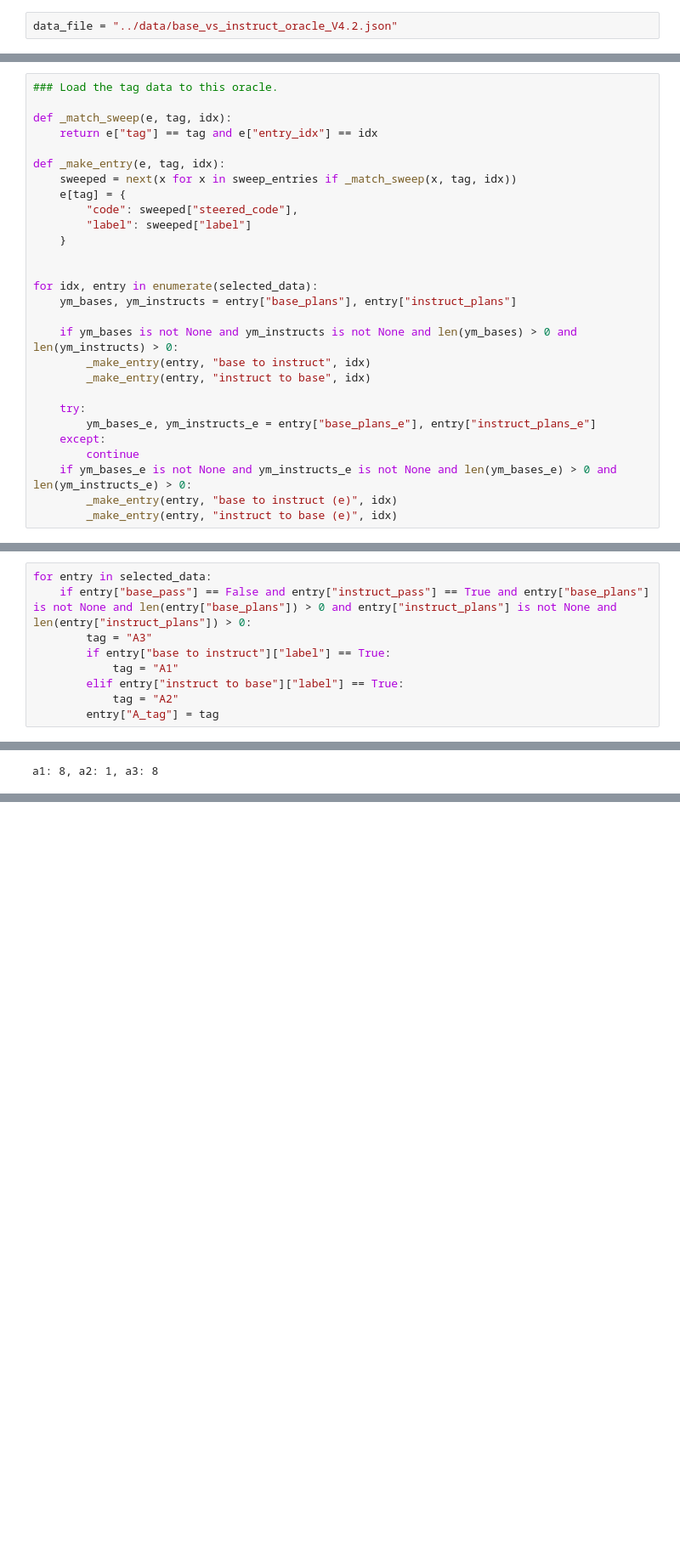
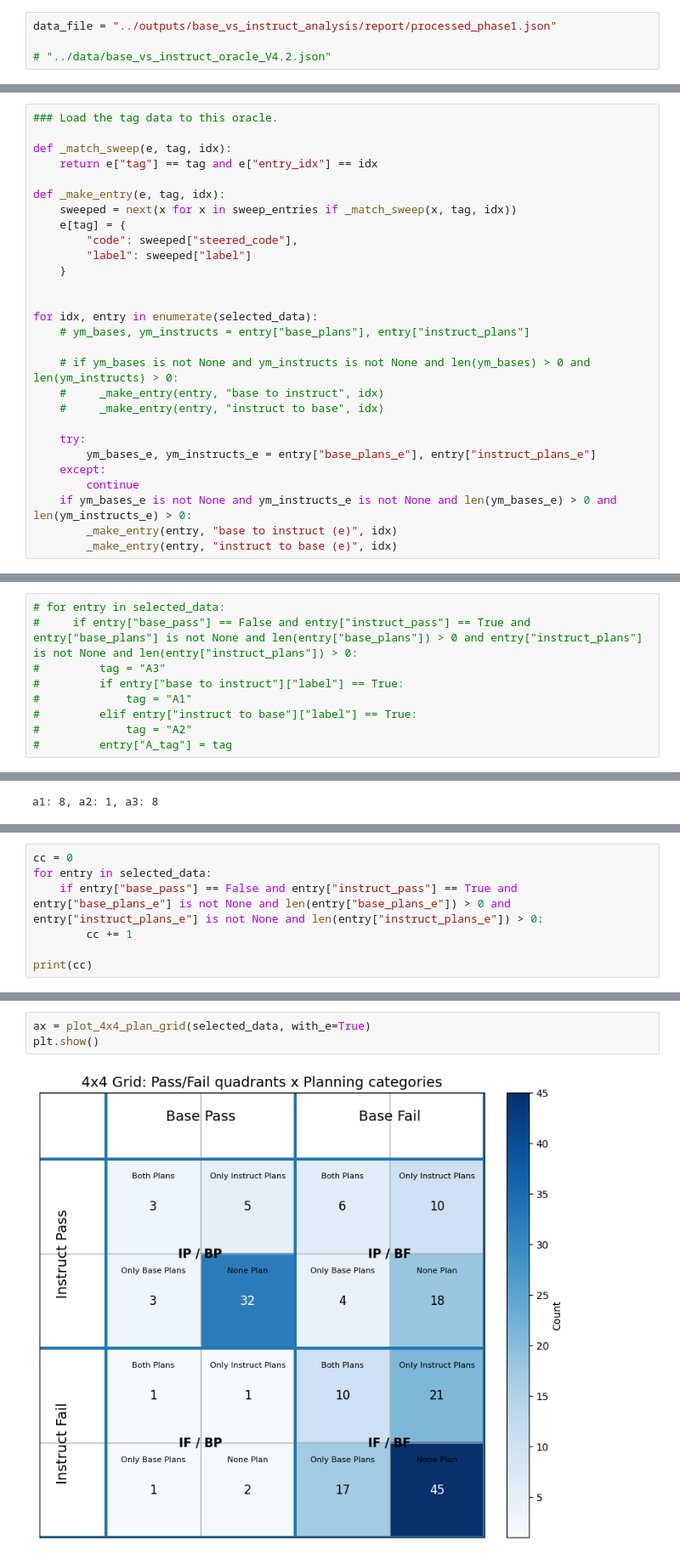
Before and after one commit to ambitious-mechinterp/plan_trace, a Jupyter notebook: notebooks/scale_exp_post_process_categorization_V3.ipynb, the cells around one changed output, grey strips where cells are left out. Shown at 85% size. Cells and saved outputs as stored; diff of their text form; blank space fills up the shorter version.

```diff
--- a/notebooks/scale_exp_post_process_categorization_V3.ipynb
+++ b/notebooks/scale_exp_post_process_categorization_V3.ipynb
@@ -2,7 +2,9 @@
 import pandas as pd
 import json
 # %%
-data_file = "../data/base_vs_instruct_oracle_V4.2.json"
+data_file = "../outputs/base_vs_instruct_analysis/report/processed_phase1.json"
+
+# "../data/base_vs_instruct_oracle_V4.2.json"
 # %%
 def create_input_prompt_prefix(task_prompt, test_list, mode = "base"):
     prompt = (
@@ -424,11 +416,11 @@ def _make_entry(e, tag, idx):
 
 
 for idx, entry in enumerate(selected_data):
-    ym_bases, ym_instructs = entry["base_plans"], entry["instruct_plans"]
+    # ym_bases, ym_instructs = entry["base_plans"], entry["instruct_plans"]
 
-    if ym_bases is not None and ym_instructs is not None and len(ym_bases) > 0 and len(ym_instructs) > 0:
-        _make_entry(entry, "base to instruct", idx)
-        _make_entry(entry, "instruct to base", idx)
+    # if ym_bases is not None and ym_instructs is not None and len(ym_bases) > 0 and len(ym_instructs) > 0:
+    #     _make_entry(entry, "base to instruct", idx)
+    #     _make_entry(entry, "instruct to base", idx)
 
     try:
         ym_bases_e, ym_instructs_e = entry["base_plans_e"], entry["instruct_plans_e"]
@@ -467,12 +459,12 @@ for entry in selected_data:
             tag = "A2"
         entry["A_tag (e)"] = tag
 # %%
-for entry in selected_data:
-    if entry["base_pass"] == False and entry["instruct_pass"] == True and entry["base_plans"] is not None and len(entry["base_plans"]) > 0 and entry["instruct_plans"] is not None and len(entry["instruct_plans"]) > 0:
-        tag = "A3"
-        if entry["base to instruct"]["label"] == True:
-            tag = "A1"
-        elif entry["instruct to base"]["label"] == True:
-            tag = "A2"
-        entry["A_tag"] = tag
+# for entry in selected_data:
+#     if entry["base_pass"] == False and entry["instruct_pass"] == True and entry["base_plans"] is not None and len(entry["base_plans"]) > 0 and entry["instruct_plans"] is not None and len(entry["instruct_plans"]) > 0:
+#         tag = "A3"
+#         if entry["base to instruct"]["label"] == True:
+#             tag = "A1"
+#         elif entry["instruct to base"]["label"] == True:
+#             tag = "A2"
+#         entry["A_tag"] = tag
 # %%
@@ -512,0 +509,7 @@ a1: 0, a2: 0, a3: 0
+# %%
+cc = 0
+for entry in selected_data:
+    if entry["base_pass"] == False and entry["instruct_pass"] == True and entry["base_plans_e"] is not None and len(entry["base_plans_e"]) > 0 and entry["instruct_plans_e"] is not None and len(entry["instruct_plans_e"]) > 0:
+        cc += 1
+
+print(cc)
@@ -512,0 +654,5 @@ a1: 0, a2: 0, a3: 0
+# %%
+ax = plot_4x4_plan_grid(selected_data, with_e=True)
+plt.show()
+# %% [output]
+[figure, added]
```
Also changed, not shown: parts of 11 cells of this notebook, 12 other files.
